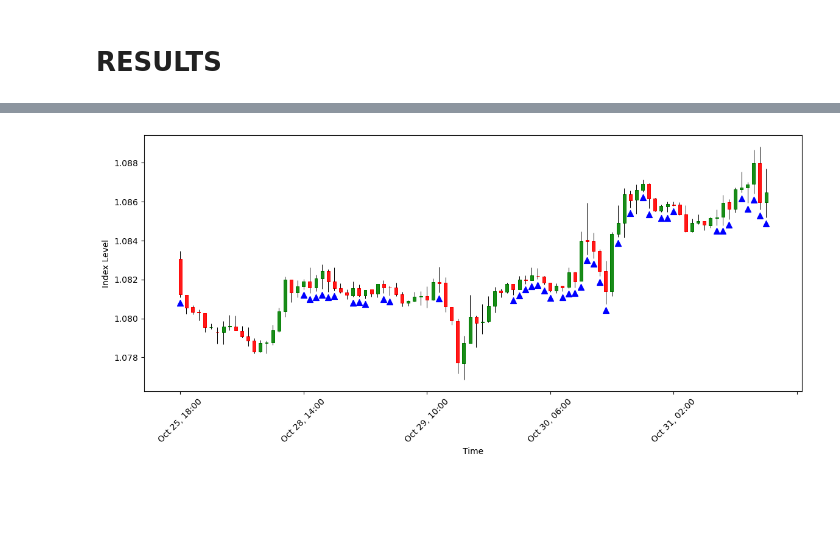
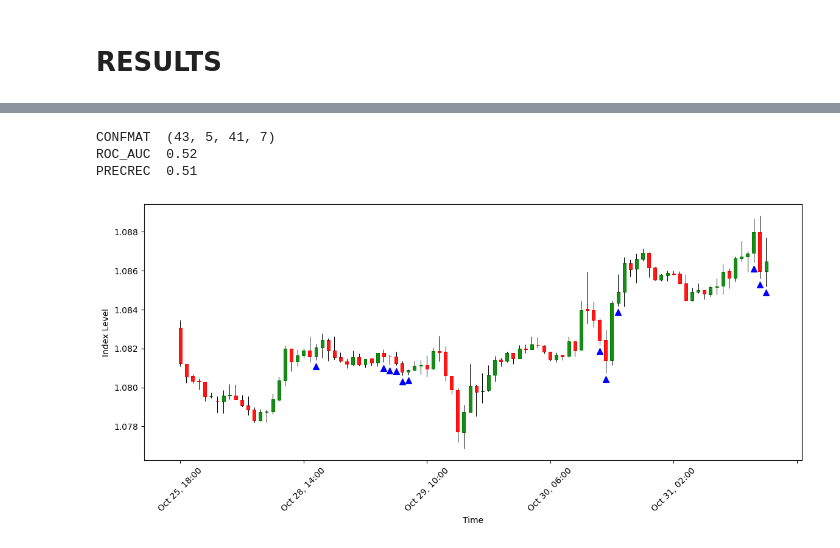
Before and after one commit to Priboy313/final-qualifying-work, a Jupyter notebook: main.ipynb, the cells around one changed output, grey strips where cells are left out. Cells and saved outputs as stored; diff of their text form; code cells hidden in the pictures; blank space fills up the shorter version.

```diff
--- a/main.ipynb
+++ b/main.ipynb
@@ -93,7 +93,7 @@ df = pd.read_csv('Data/EURUSD_H1_2015-01-21_2024-10-31.zip')
 df.columns = ['date', 'open', 'high', 'low', 'close', 'volume']
 
 df['datetime'] = pd.to_datetime(df['date'])
-df.index = df['date']
+df.index = pd.to_datetime(df['date'])
 df[['date', 'time']] = df['date'].str.split(' ', expand=True)[[0, 1]]
 df = df[['datetime', 'date', 'time', 'open', 'high', 'low', 'close', 'volume']]
 # %%
@@ -341,9 +342,9 @@ param_R1L1 = {
     'eval_metric': 'MAPE',
     'random_seed': 42,
     'verbose': 200,
-    'iterations': 3000,
+    'iterations': 10000,
     'learning_rate': 0.005,
-    # 'depth': 12,
+    # 'depth': 10,
 }
 # %%
 model_R1L1 = CatBoostRegressor(**param_R1L1)
@@ -524,12 +522,12 @@ paramC1L2 = {
     'cat_features': cat_features,
     'task_type': 'GPU',
     'early_stopping_rounds': 100,
-    # 'eval_metric': 'ROC',
+    'eval_metric': 'Logloss',
     'random_seed': 42,
     'verbose': 200,
-    'iterations': 3000,
+    'iterations': 10000,
     'learning_rate': 0.005,
-    # 'depth': 12,
+    # 'depth': 10,
 }
 # %%
 model_C1L2 = CatBoostClassifier(**paramC1L2)
@@ -636,6 +634,13 @@ data['ind_down'] = ((data['pred_y_down'] - data['pred_y_up']) > threshold).astyp
 data.loc[data['ind_down'] != 1, 'ind_down'] = float("NaN")
 data.loc[data['ind_down'] == 1, 'ind_down'] = data['high'] + 0.0003
 
+res = data[['y_true', 'ind_up']]
+
+res.loc[res['ind_up'] > 0, 'ind_pred'] = 1
+res.loc[res['ind_pred'] != 1.0, 'ind_pred'] = 0
+res['ind_pred'] = res['ind_pred'].astype(int)
+
+pdf.metrics.metrics_class(res.loc[:,'y_true'], res.loc[:,'ind_pred'])
 
 add_plot = [
     mpf.make_addplot(data['ind_up'],
@@ -648,31 +653,34 @@ add_plot = [
     #                  type='scatter', color='blue',
     #                  marker='v', markersize=50,
     #                  panel=0
     #                  )
 ]
 
 mc = mpf.make_marketcolors(
     up='green', down='red',
     edge='inherit',
     wick='black',
     volume='in',
     ohlc='i',
 )
 
 s = mpf.make_mpf_style(
     marketcolors=mc,
 )
 
 mpf.plot(
     data,
     type='candle',
     volume=False,
     figsize=(15, 6),
     # title=my_title,
     ylabel='Index Level',
     xlabel='Time',
     style=s,
     addplot=add_plot
 )
 # %% [output]
+CONFMAT  (43, 5, 41, 7)
+ROC_AUC  0.52
+PRECREC  0.51
-[figure, old version]
+[figure, new version]
```
Also changed, not shown: parts of 23 cells of this notebook, 4 other files.
